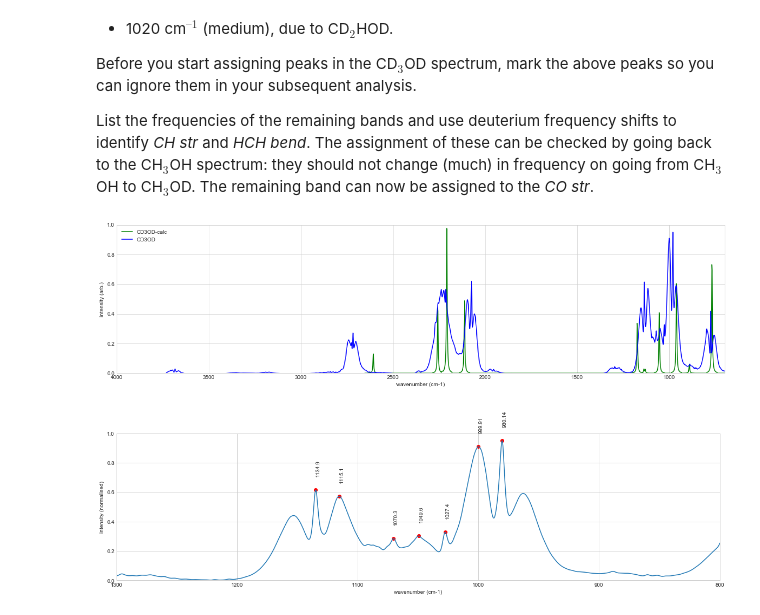
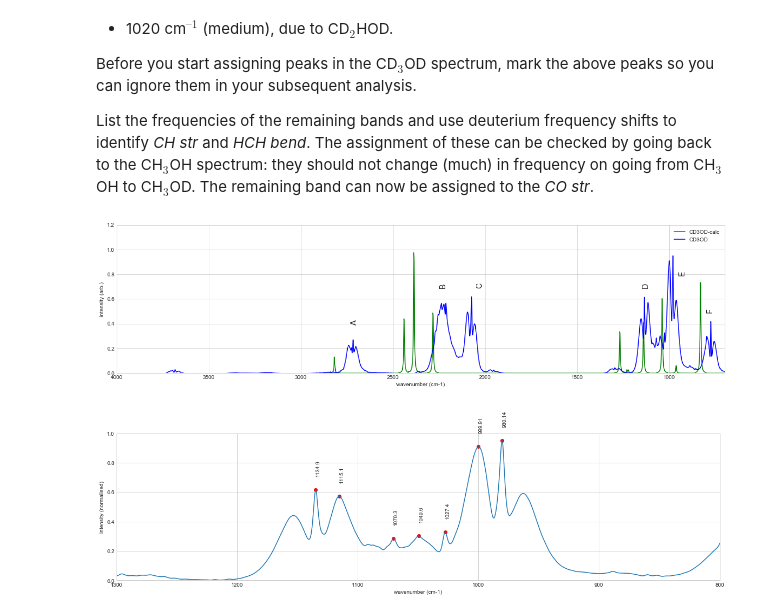
Before and after one commit to laperk01/CHEM2011, a Jupyter notebook: Isotopes QS4/Isotopes QS4.ipynb, the cells around one changed output. Saved outputs shown, nothing was run; the diff lists cells and outputs as text; code cells hidden in the pictures.

```diff
--- a/Isotopes QS4/Isotopes QS4.ipynb
+++ b/Isotopes QS4/Isotopes QS4.ipynb
@@ -419,17 +420,25 @@ List the frequencies of the remaining bands and use deuterium frequency shifts t
 # %%
 plt.figure(figsize=[20,5])
 
-plt.plot(0.925*x6,y6/200,"g-",label="CD3OD-calc")
+plt.plot(1.0*x6,y6/200,"g-",label="CD3OD-calc")
 plt.plot(x3,y3,"b-",label="CD3OD")
+
+### Label the bands as you identify them.
+plt.text(2730,0.4,"A",rotation=90, size=14)
+plt.text(2250,0.7,"B",rotation=90, size=14)
+plt.text(2050,0.7,"C",rotation=90, size=14)
+plt.text(1150,0.7,"D",rotation=90, size=14)
+plt.text(950,0.8,"E",rotation=90, size=14)
+plt.text(800,0.5,"F",rotation=90, size=14)
 
 plt.xlabel('wavenumber (cm-1)')
 plt.xlim(4000,700)
-plt.ylim(0,1)
+plt.ylim(0,1.2)
 plt.ylabel('intensity (arb.)')
 plt.legend()
 plt.show()
 # %% [output]
-[figure, old version]
+[figure, new version]
 # %%
 import scipy.signal as sig
 
```
Also changed, not shown: parts of 6 cells of this notebook, 1 other file.
